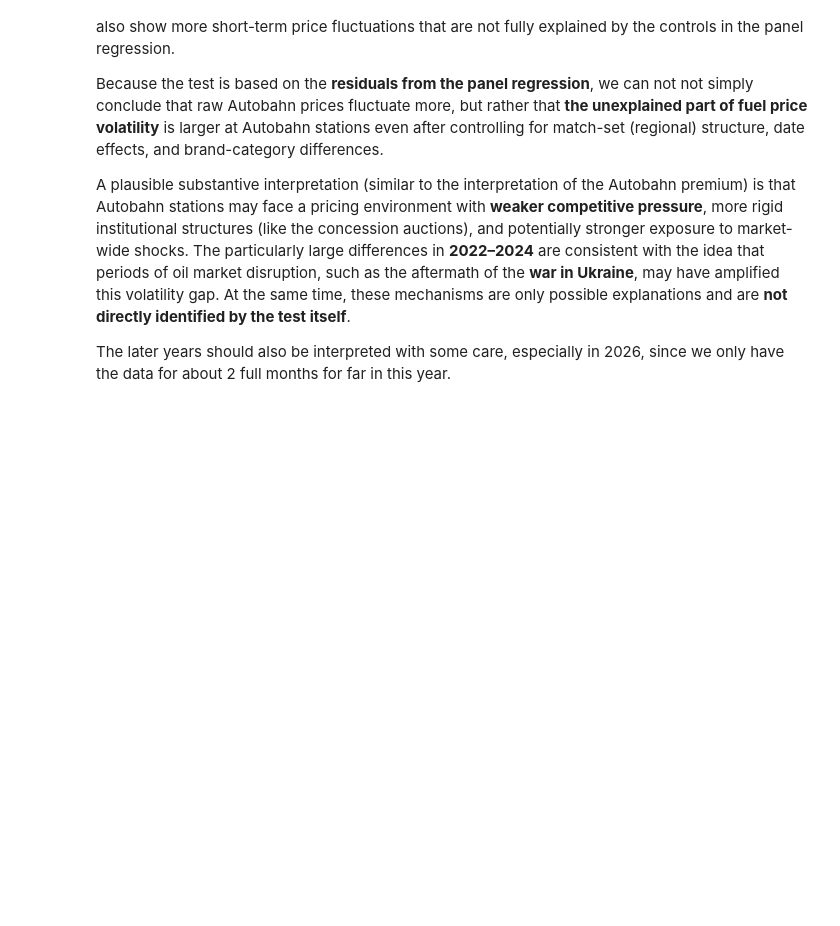
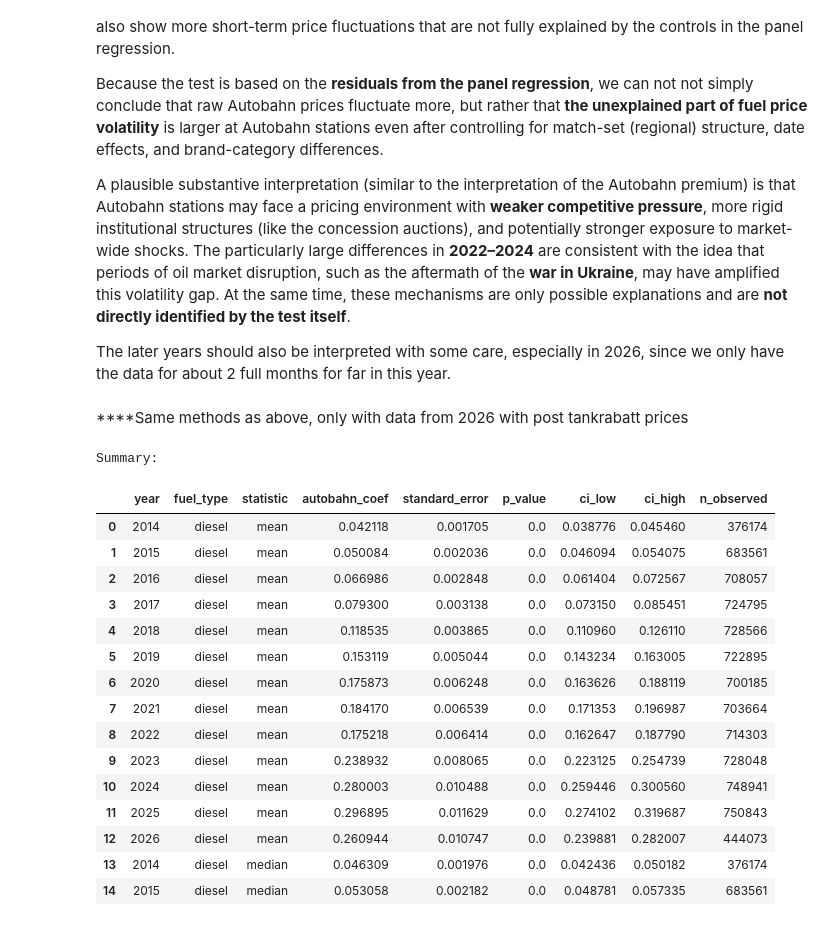
Before and after one commit to qflewy/Data-Science-Projekt, a Jupyter notebook: Notebooks/autobahn_post_tankrabatt_comp.ipynb, the cells around one changed output. Drawn from its saved outputs; the diff is of its cells as text; code cells hidden in the pictures; blank space fills up the shorter version.

Commit message:
autobahn preium test with data from 2026 also post tankrabatt to compare with pre tankrabatt daat

```diff
--- a/Notebooks/autobahn_post_tankrabatt_comp.ipynb
+++ b/Notebooks/autobahn_post_tankrabatt_comp.ipynb
@@ -16,9 +16,9 @@ from scripts.rq3_function_lib import perform_wilcoxon_variance_test_on_autobahn,
 region_price_path = Path(r'/Users/sebastian/data-science-projekt/tankerkoenig_data/regions_avg_prices_per_year')
 region_path = Path(r'/Users/sebastian/data-science-projekt/plz_leitregionen.csv')
 border_stations_file = Path(r'/Users/sebastian/data-science-projekt/tankerkoenig_data/stations/lower_border_stations.csv')
-median_path = Path(r'/Users/sebastian/data-science-projekt/tankerkoenig_data/station_daily_mean_and_median_by_month')
+median_path = Path(r'/Users/sebastian/data-science-projekt/tankerkoenig_data/post_TR_mean_median_station_prices/station_daily_mean_and_median_by_month')
 non_autobahn_border_path = Path(r'/Users/sebastian/data-science-projekt/tankerkoenig_data/stations/lower_non_autobahn_border_stations.csv')
-stations_path = Path(r'/Users/sebastian/data-science-projekt/tankerkoenig_data/stations/stations.csv')
+stations_path = Path(r'/Users/sebastian/data-science-projekt/tankerkoenig_data/stations/stations_post_TR.csv')
 panel_result_path = Path(r'/Users/sebastian/data-science-projekt/rq_results/rq3_panel_summary.csv')
 residual_error_path = Path(r'/Users/sebastian/data-science-projekt/rq_results/rq3_residual_panel_error.parquet')
 wilcoxon_result_path = Path(r'/Users/sebastian/data-science-projekt/rq_results/rq3_wilcoxon.csv')
@@ -309,3 +309,52 @@ Because the test is based on the **residuals from the panel regression**, we can
 A plausible substantive interpretation (similar to the interpretation of the Autobahn premium) is that Autobahn stations may face a pricing environment with **weaker competitive pressure**, more rigid institutional structures (like the concession auctions), and potentially stronger exposure to market-wide shocks. The particularly large differences in **2022–2024** are consistent with the idea that periods of oil market disruption, such as the aftermath of the **war in Ukraine**, may have amplified this volatility gap. At the same time, these mechanisms are only possible explanations and are **not directly identified by the test itself**.
 
 The later years should also be interpreted with some care, especially in 2026, since we only have the data for about 2 full months for far in this year.
+# %% [markdown]
+****Same methods as above, only with data from 2026 with post tankrabatt prices
+# %%
+autobahn_path = Path(r'/Users/sebastian/data-science-projekt/tankerkoenig_data/stations/autobahn_stations_post_TR.csv')
+
+fuel_types = ["diesel", "e5", "e10"]
+statistics = ["mean", "median"]
+
+test_summaries = []
+analysis_panel_list = []
+residuals_list = []
+
+for fuel in fuel_types:
+    for stat in statistics:
+
+        res, panel, residuals = perform_matched_panel_regression_autobahn_stations(median_path,stations_path,autobahn_path,fuel,stat,return_residuals=True)
+        test_summaries.append(res)
+        analysis_panel_list.append(panel)
+        residuals_list.append(residuals)
+
+
+
+residual_df = pd.concat(residuals_list, ignore_index=True)
+summary_df = pd.concat(test_summaries, ignore_index = True)
+print("\nSummary:")
+summary_df
+residual_df.to_parquet(r'/Users/sebastian/data-science-projekt/rq_results/rq3_residual_panel_error_post_TR.parquet')
+summary_df.to_csv(r'/Users/sebastian/data-science-projekt/rq_results/rq3_panel_summary_post_TR.csv')
+# %% [output]
+Summary:
+# %%
+summary_df.head(15)
+# %% [output]
+|  | year | fuel_type | statistic | autobahn_coef | standard_error | p_value | ci_low | ci_high | n_observed |
+| 0 | 2014 | diesel | mean | 0.042118 | 0.001705 | 0.0 | 0.038776 | 0.045460 | 376174 |
+| 1 | 2015 | diesel | mean | 0.050084 | 0.002036 | 0.0 | 0.046094 | 0.054075 | 683561 |
+| 2 | 2016 | diesel | mean | 0.066986 | 0.002848 | 0.0 | 0.061404 | 0.072567 | 708057 |
+| 3 | 2017 | diesel | mean | 0.079300 | 0.003138 | 0.0 | 0.073150 | 0.085451 | 724795 |
+| 4 | 2018 | diesel | mean | 0.118535 | 0.003865 | 0.0 | 0.110960 | 0.126110 | 728566 |
+| 5 | 2019 | diesel | mean | 0.153119 | 0.005044 | 0.0 | 0.143234 | 0.163005 | 722895 |
+| 6 | 2020 | diesel | mean | 0.175873 | 0.006248 | 0.0 | 0.163626 | 0.188119 | 700185 |
+| 7 | 2021 | diesel | mean | 0.184170 | 0.006539 | 0.0 | 0.171353 | 0.196987 | 703664 |
+| 8 | 2022 | diesel | mean | 0.175218 | 0.006414 | 0.0 | 0.162647 | 0.187790 | 714303 |
+| 9 | 2023 | diesel | mean | 0.238932 | 0.008065 | 0.0 | 0.223125 | 0.254739 | 728048 |
+| 10 | 2024 | diesel | mean | 0.280003 | 0.010488 | 0.0 | 0.259446 | 0.300560 | 748941 |
+| 11 | 2025 | diesel | mean | 0.296895 | 0.011629 | 0.0 | 0.274102 | 0.319687 | 750843 |
+| 12 | 2026 | diesel | mean | 0.260944 | 0.010747 | 0.0 | 0.239881 | 0.282007 | 444073 |
+| 13 | 2014 | diesel | median | 0.046309 | 0.001976 | 0.0 | 0.042436 | 0.050182 | 376174 |
+| 14 | 2015 | diesel | median | 0.053058 | 0.002182 | 0.0 | 0.048781 | 0.057335 | 683561 |
```
Also changed, not shown: parts of 5 cells of this notebook, 3 other files.
